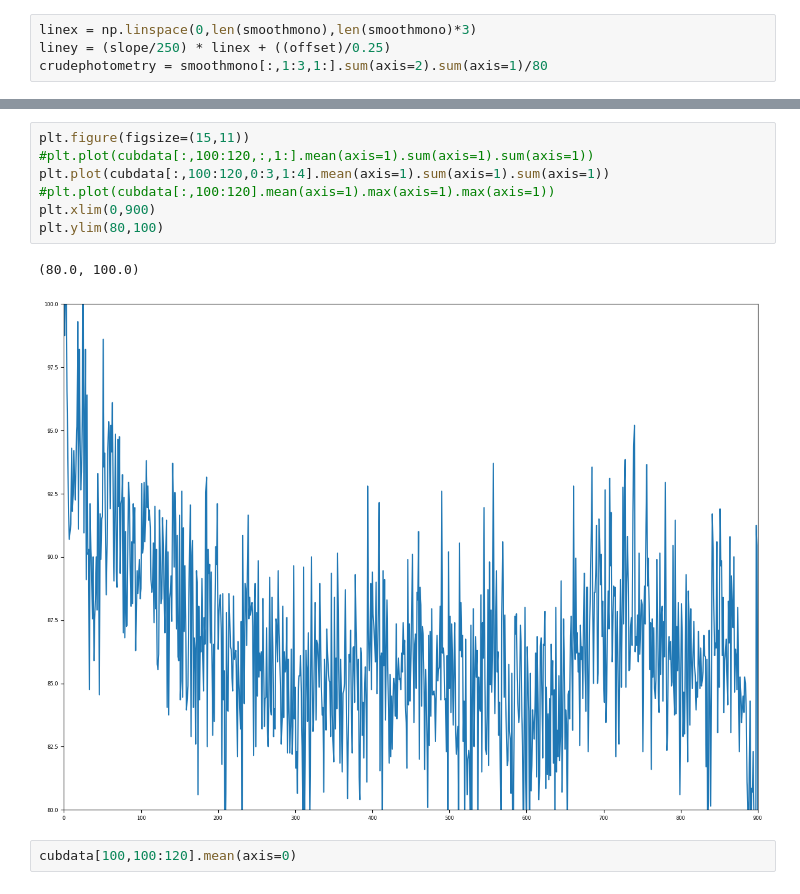
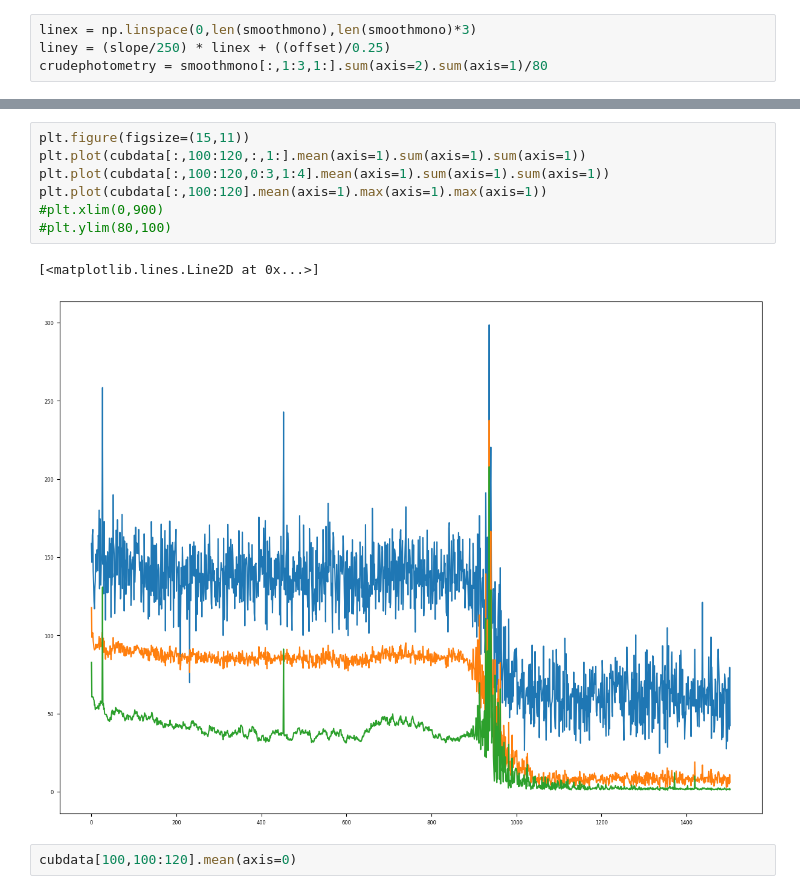
Before and after one commit to AnIndefiniteArticle/slapvisos, a Jupyter notebook: Untitled.ipynb, the cells around one changed output, grey strips where cells are left out. Saved outputs shown, nothing was run; the diff lists cells and outputs as text.

```diff
--- a/Untitled.ipynb
+++ b/Untitled.ipynb
@@ -169,13 +169,13 @@ plt.savefig(outdir + occname + "-" + str(smoothing) + "-imagemetrics.png")
 # %%
 plt.figure(figsize=(15,11))
-#plt.plot(cubdata[:,100:120,:,1:].mean(axis=1).sum(axis=1).sum(axis=1))
+plt.plot(cubdata[:,100:120,:,1:].mean(axis=1).sum(axis=1).sum(axis=1))
 plt.plot(cubdata[:,100:120,0:3,1:4].mean(axis=1).sum(axis=1).sum(axis=1))
-#plt.plot(cubdata[:,100:120].mean(axis=1).max(axis=1).max(axis=1))
-plt.xlim(0,900)
-plt.ylim(80,100)
+plt.plot(cubdata[:,100:120].mean(axis=1).max(axis=1).max(axis=1))
+#plt.xlim(0,900)
+#plt.ylim(80,100)
 # %% [output]
-(80.0, 100.0)
+[<matplotlib.lines.Line2D at 0x...>]
-[figure, old version]
+[figure, new version]
 # %%
 cubdata[100,100:120].mean(axis=0)
 # %% [output]
```
Also changed, not shown: parts of 7 cells of this notebook, 1 other file.
